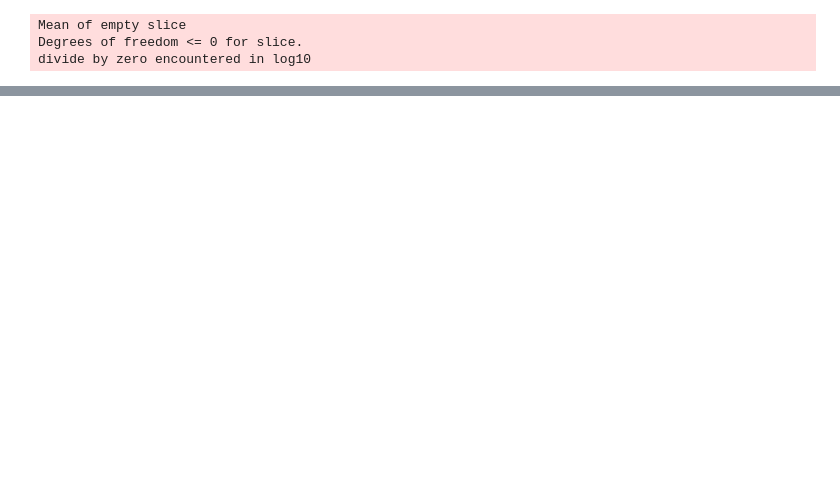
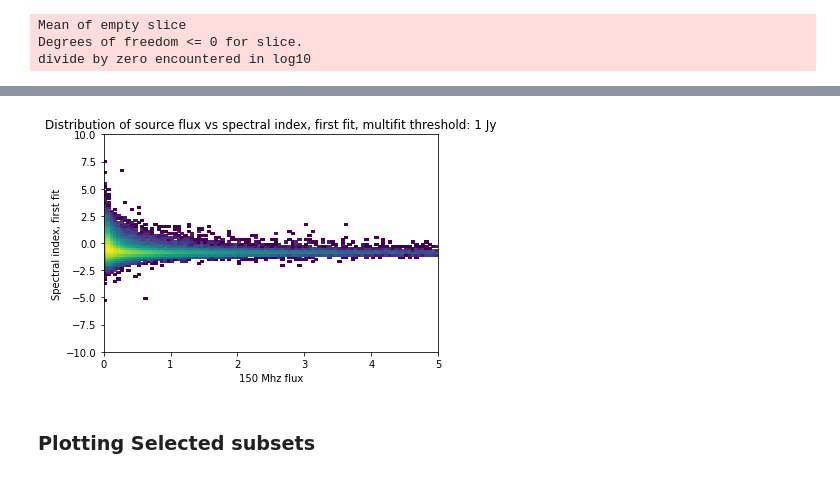
Before and after one commit to EoRImaging/GleamPlusFullSpectrum, a Jupyter notebook: scripts/catalog_fits.ipynb, the cells around one changed output, grey strips where cells are left out. Drawn from its saved outputs; the diff is of its cells as text; code cells hidden in the pictures; blank space fills up the shorter version.

```diff
--- a/scripts/catalog_fits.ipynb
+++ b/scripts/catalog_fits.ipynb
@@ -1043,21 +416,0 @@ ValueError: Select would result in an empty object.
-# %%
-problem_objs = []
-for source in np.arange(gleam_catalog.Ncomponents):
-
-    fit_data = gleam_catalog.stokes.value[0,:,source]
-    stokes_error = gleam_catalog.stokes_error.value[0,:,source]
-
-    source_probs = []
-    for i in range(len(fit_data)):
-        if np.isnan(fit_data[i]):
-            if ~np.isnan(stokes_error[i]) and not source_probs:
-                source_probs.append([[fit_data],[stokes_error]])
-                #print(source, "fit data is nan and stokes is not nan. PROBLEM")
-        else:
-            if np.isnan(stokes_error[i]) and not source_probs:
-                source_probs.append([[fit_data], [stokes_error]])
-                #print(source, "stokes error is nan and fit data is not. PROBLEM")
-
-    # only include if there WAS a problem
-    if source_probs:
-        problem_objs.append([source, gleam_catalog.ra.value[source], gleam_catalog.dec.value[source], source_probs[0][0], source_probs[0][1]])
@@ -1186,2 +416,0 @@ def plotOutlierFits(gleam_catalog, source_dict, outlier_sources, savefig=False,
-# %%
-plotOutlierFits(gleam_catalog,source_dict,outlier_sources,savefig=False,Nsources=20)
@@ -1240,20 +416,0 @@ plt.scatter(gleam_catalog.freq_array.value, gleam_catalog.stokes.value[0,:,inx])
-# %%
-fit_spectral_index = []
-for i in np.arange(19972):
-    fit_spectral_index.append(source_dict[i]['coefficients'][1])
-
-spectral_index_diff = [a_i - b_i for a_i, b_i in zip(fit_spectral_index, gleam_spectral_index.spectral_index[0:19972]) if -10 < a_i - b_i < 10]
-plt.hist(spectral_index_diff, bins=40)
-plt.title("Distribution of (fit spectral index - gleam spectral index)")
-plt.yscale('log')
-plt.savefig("/Users/Kiana1/uwradcos/plots/spectral_indx_diff_hist.png")
-# %%
-fit_spectral_index = []
-for i in np.arange(19972):
-    fit_spectral_index.append(source_dict[i]['coefficients'][1])
-
-spectral_index_diff = [a_i for a_i in fit_spectral_index]
-plt.hist(spectral_index_diff, bins=40)
-plt.title("Distribution of fitted spectral index")
-plt.yscale('log')
-#plt.savefig("/Users/Kiana1/uwradcos/plots/spectral_indx_diff_hist.png")
@@ -1340,0 +502,4 @@ fig.write_image('/Users/Kiana1/uwradcos/plots/gleam_high_chi2.png')
+# %%
+spectral_ind_dist(source_dict = source_fits, plot_type='first', save_loc = '/Users/Kiana1/uwradcos/plots/')
+# %% [output]
+[figure, added]
@@ -1340,0 +913,2 @@ fig.write_image('/Users/Kiana1/uwradcos/plots/gleam_high_chi2.png')
+# %% [markdown]
+### Plotting Selected subsets ###
```
Also changed, not shown: parts of 43 cells of this notebook, 2 other files.
